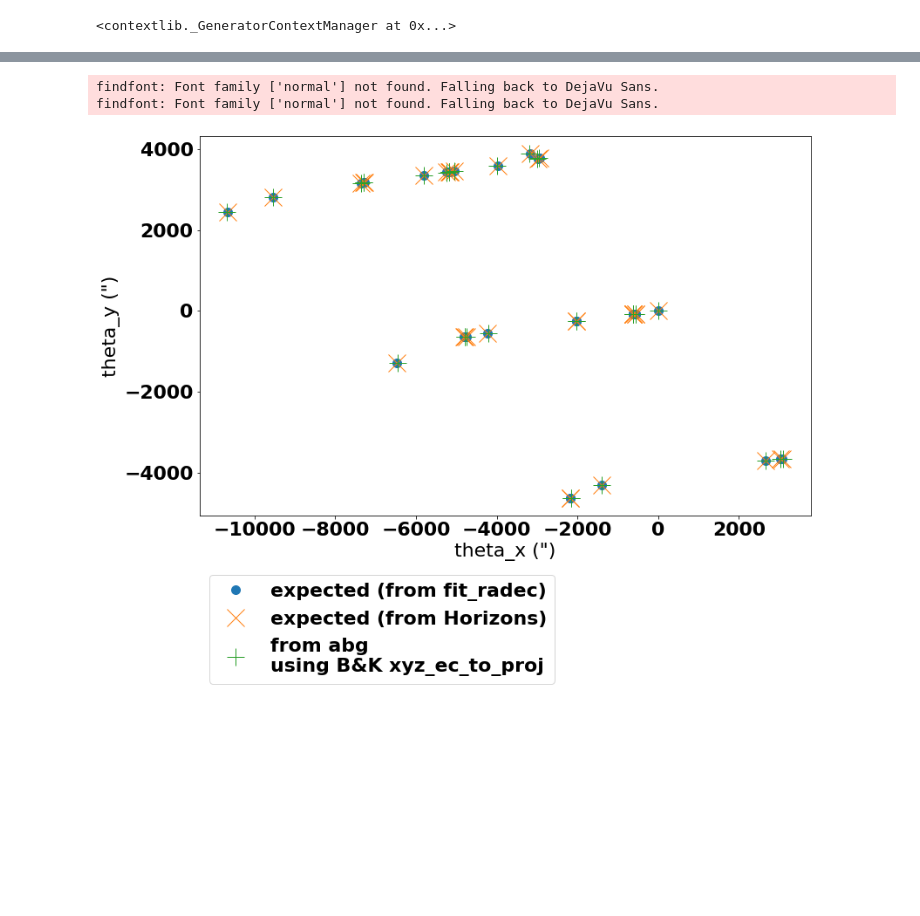
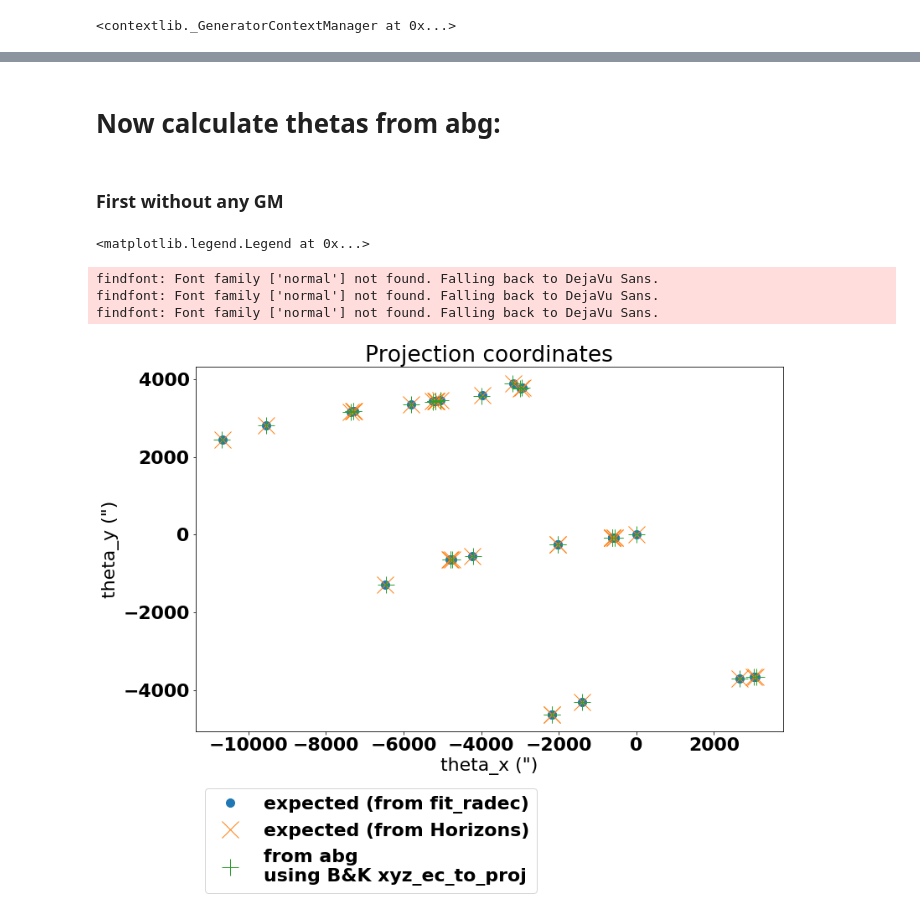
Before and after one commit to matthewjohnpayne/shifty, a Jupyter notebook: notebooks/debug_transform.ipynb, the cells around one changed output, grey strips where cells are left out. Cells and saved outputs as stored; diff of their text form; code cells hidden in the pictures; blank space fills up the shorter version.

```diff
--- a/notebooks/debug_transform.ipynb
+++ b/notebooks/debug_transform.ipynb
@@ -460,6 +325,8 @@ horizons_ephem = horizons_query.ephemerides(extra_precision=False)
 latlon_expected = np.array(eq_to_ec(np.radians(horizons_ephem['RA']), np.radians(horizons_ephem['DEC']))).T
 expected_thetas = np.array(ec_to_proj(*latlon_expected.T, *latlon0)).T
 expected_thetas_asec = np.degrees(expected_thetas) * 3600
+# %% [markdown]
+# Now calculate thetas from abg:
 # %%
 '''
 Get the ecliptic position of the observer position.
@@ -470,27 +337,31 @@ observer_helio_ecliptic = get_heliocentric_ecliptic_XYZ_from_JPL(times, '568')
 observer_helio_ecliptic0 = get_heliocentric_ecliptic_XYZ_from_JPL(time0, '568')
 # Observer's equatorial location relative to the location at the reference time
 observer_helio_ecliptic_relative = observer_helio_ecliptic - observer_helio_ecliptic0
+# %% [markdown]
+### First without any GM
 # %%
 '''
 Convert observer location to projection coordinate system, then convert abg to thetas.
 '''
 observer_projected = np.array([xyz_ec_to_proj(*obspos, *latlon0) for obspos in observer_helio_ecliptic_relative])
 # Theta from ABG values. These are in radians.
-thetas = abg2theta(times, time0, abg, '568', observer_projected)
+thetas = abg2theta(times, time0, abg, '568', observer_projected, GM=0)
 # Convert to arcseconds
 thetas_asec = np.degrees(thetas) * 3600  # radians to arc-sec
 # %%
 plt.rcParams['figure.figsize'] = [13, 8]
 plt.plot(*expected_fitradec.T, '.', label='expected (from fit_radec)', ms=20)
 #plt.plot(*thetas_asec_dot.T, '+', label='from abg, using projection matrix', ms=20)
 plt.plot(*expected_thetas_asec.T, 'x', label='expected (from Horizons)', ms=20)
 plt.plot(*thetas_asec.T, '+', label='from abg\nusing B&K xyz_ec_to_proj', ms=20)
 plt.gca().set_aspect('equal')
 plt.xlabel('theta_x (")')
 plt.ylabel('theta_y (")')
+plt.title('Projection coordinates')
 plt.legend(loc='center left', bbox_to_anchor=(0, -0.3))
-plt.savefig('yay.png', bbox_inches='tight')
 # %% [output]
-findfont: Font family ['normal'] not found. Falling back to DejaVu Sans.
-findfont: Font family ['normal'] not found. Falling back to DejaVu Sans.
+<matplotlib.legend.Legend at 0x...>
+findfont: Font family ['normal'] not found. Falling back to DejaVu Sans.
+findfont: Font family ['normal'] not found. Falling back to DejaVu Sans.
+findfont: Font family ['normal'] not found. Falling back to DejaVu Sans.
-[figure, old version]
+[figure, new version]
```
Also changed, not shown: parts of 36 cells of this notebook.
